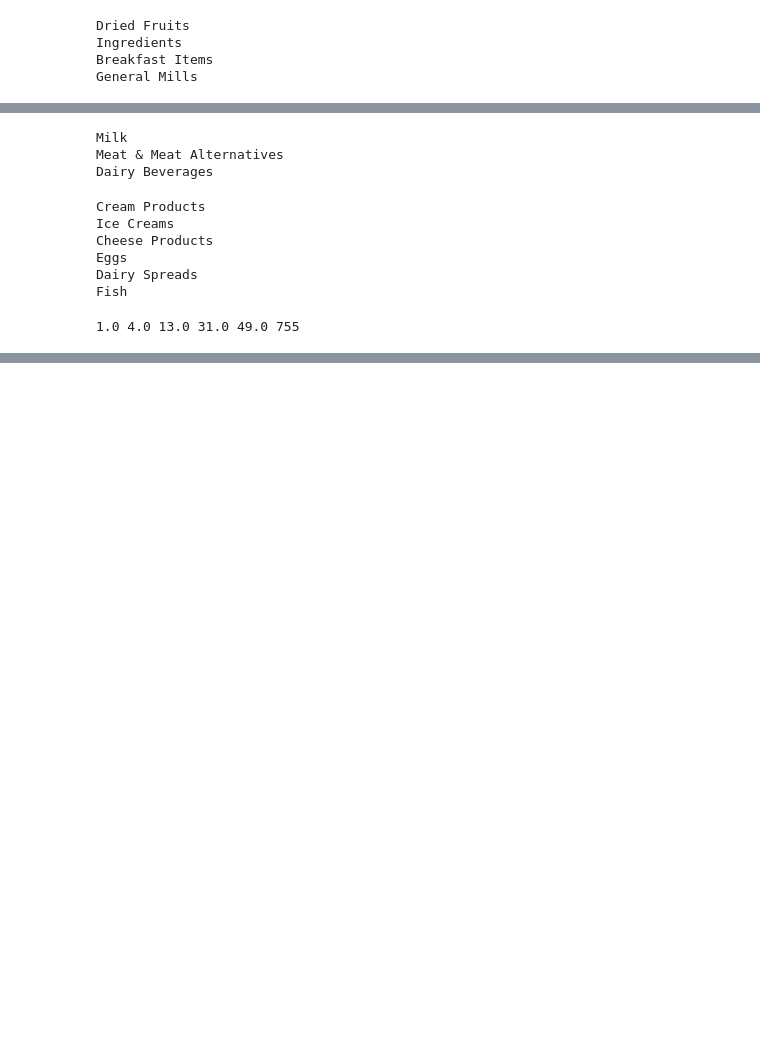
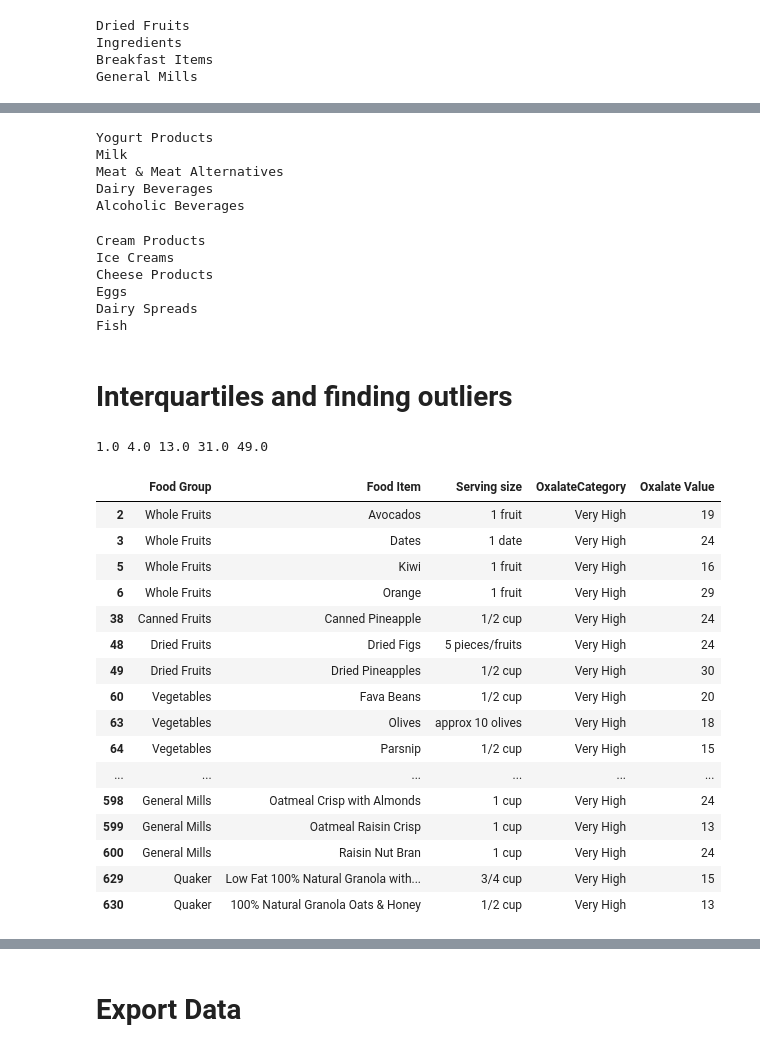
Before and after one commit to rykroon/oxalate_analysis, a Jupyter notebook: oxalate_content_analysis.ipynb, the cells around one changed output, grey strips where cells are left out. Saved outputs shown, nothing was run; the diff lists cells and outputs as text; code cells hidden in the pictures; blank space fills up the shorter version.

Commit message:
added export file, added additional categories

```diff
--- a/oxalate_content_analysis.ipynb
+++ b/oxalate_content_analysis.ipynb
@@ -1,5 +1,6 @@
 # %%
 import pandas as pd
+pd.options.display.max_rows = 100
 # %%
 files = {
     'diet_example': 'https://regepi.bwh.harvard.edu/health/Oxalate/files/Low%20Oxalate%20Diet%20Example.xls',
@@ -106,11 +124,13 @@ Spreads, Sauces & Toppings
 Quaker
 # %%
 #Food Groups with Low Oxalates
-food_groups_by_mean_oxalate_value(2, 4)
+food_groups_by_mean_oxalate_value(1, 4)
 # %% [output]
+Yogurt Products
 Milk
 Meat & Meat Alternatives
 Dairy Beverages
+Alcoholic Beverages
 # %%
 #Food Groups with Little or no Oxalate
 food_groups_by_mean_oxalate_value(0, 1)
@@ -121,27 +141,50 @@ Cheese Products
 Eggs
 Dairy Spreads
 Fish
+# %% [markdown]
+# Interquartiles and finding outliers
 # %%
 #First Quartile
 q1 = df['Oxalate Value'].quantile(.25)
 
+#Median
 q2 = df['Oxalate Value'].median()
 
 #Third Quartile
 q3 = df['Oxalate Value'].quantile(.75)
 
-max = df['Oxalate Value'].max()
-
 #Interquartile Range
 iqr = q3 - q1
 
-#lower_threshold = q1 - 1.5 * iqr
-#extreme_lower_threshold = q1 - 3 * iqr
+outlier_threshold = q3 + 1.5 * iqr
+extreme_outlier_threshold = q3 + 3 * iqr
 
-upper_threshold = q3 + 1.5 * iqr
-extreme_upper_threshold = q3 + 3 * iqr
-
-print(q1, q2, q3, upper_threshold, extreme_upper_threshold, max)
+print(q1, q2, q3, outlier_threshold, extreme_outlier_threshold)
 # %% [output]
-1.0 4.0 13.0 31.0 49.0 755
+1.0 4.0 13.0 31.0 49.0
+# %%
+#Very High Oxalates
+upper_quarter = df[df['Oxalate Value'] >= q3]
+# %%
+#Upper Quarter excluding outliers
+non_outliers = upper_quarter[upper_quarter['Oxalate Value'] < outlier_threshold]
+non_outliers
+# %% [output]
+|  | Food Group | Food Item | Serving size | OxalateCategory | Oxalate Value |
+| 2 | Whole Fruits | Avocados | 1 fruit | Very High | 19 |
+| 3 | Whole Fruits | Dates | 1 date | Very High | 24 |
+| 5 | Whole Fruits | Kiwi | 1 fruit | Very High | 16 |
+| 6 | Whole Fruits | Orange | 1 fruit | Very High | 29 |
+| 38 | Canned Fruits | Canned Pineapple | 1/2 cup | Very High | 24 |
+| 48 | Dried Fruits | Dried Figs | 5 pieces/fruits | Very High | 24 |
+| 49 | Dried Fruits | Dried Pineapples | 1/2 cup | Very High | 30 |
+| 60 | Vegetables | Fava Beans | 1/2 cup | Very High | 20 |
+| 63 | Vegetables | Olives | approx 10 olives | Very High | 18 |
+| 64 | Vegetables | Parsnip | 1/2 cup | Very High | 15 |
+| ... | ... | ... | ... | ... | ... |
+| 598 | General Mills | Oatmeal Crisp with Almonds | 1 cup | Very High | 24 |
+| 599 | General Mills | Oatmeal Raisin Crisp | 1 cup | Very High | 13 |
+| 600 | General Mills | Raisin Nut Bran | 1 cup | Very High | 24 |
+| 629 | Quaker | Low Fat 100% Natural Granola with... | 3/4 cup | Very High | 15 |
+| 630 | Quaker | 100% Natural Granola Oats & Honey | 1/2 cup | Very High | 13 |
 # %%
@@ -189,3 +232,5 @@ extreme_outliers
 | 501 | Breakfast Items | Corn Grits | 1 cup | Very High | 97 |
 | 581 | Post Cereals | Original Shredded Wheat & Bran | 1 1/4 cup | Very High | 53 |
 | 645 | Other Cereal Brands | Bran Flakes with Raisins, Single ... | 1 cup | Very High | 57 |
+# %% [markdown]
+# Export Data
```
Also changed, not shown: parts of 15 cells of this notebook, 1 other file.
